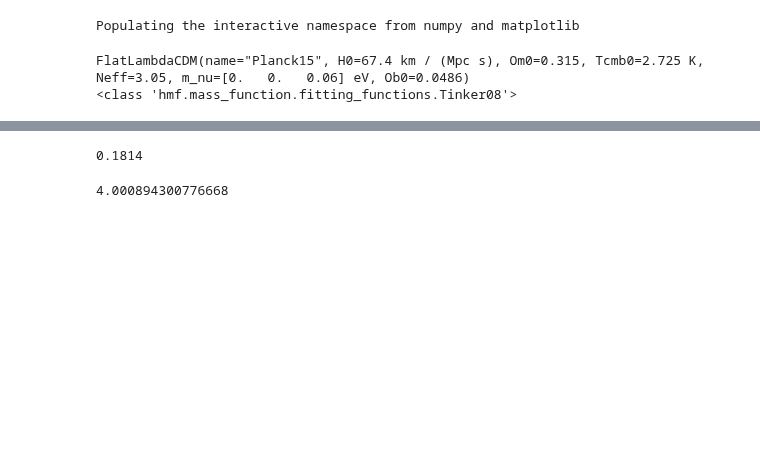
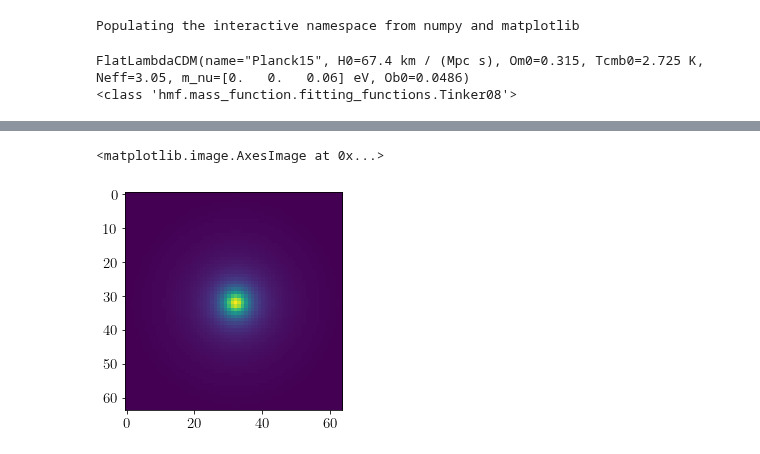
Before and after one commit to mr-superonion/splinv, a Jupyter notebook: notebook/s19/0-haloMF_Prior.ipynb, the cells around one changed output, grey strips where cells are left out. Cells and saved outputs as stored; diff of their text form; code cells hidden in the pictures; blank space fills up the shorter version.

```diff
--- a/notebook/s19/0-haloMF_Prior.ipynb
+++ b/notebook/s19/0-haloMF_Prior.ipynb
@@ -71,8 +50,0 @@ TJ03=haloSim.nfw_lensTJ03(ra=0.,dec=0.,redshift=0.13,mass=1e14,conc=None,rs=0.18
-# %%
-TJ03.rs
-# %% [output]
-0.1814
-# %%
-TJ03.c
-# %% [output]
-4.000894300776668
@@ -80,0 +51,7 @@ TJ03=haloSim.nfw_lensWB00(ra=0.,dec=0.,redshift=0.13,mass=1e14,conc=None,rs=0.18
+# %%
+hfou=haloSim.haloCS02SigmaAtom(3.5,64,nx=64,c=9.,smooth_scale=1.5,fou=False,lnorm=1)
+# %%
+imshow(np.fft.fftshift(hfou))
+# %% [output]
+<matplotlib.image.AxesImage at 0x...>
+[figure, added]
```
Also changed, not shown: parts of 13 cells of this notebook, 4 other files.
